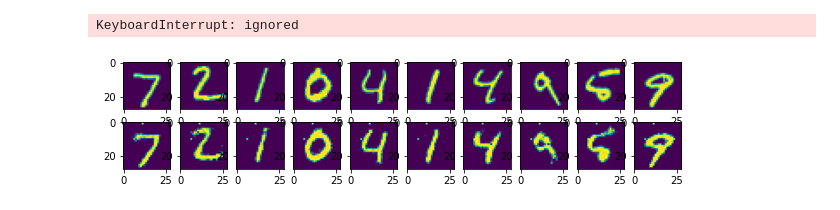
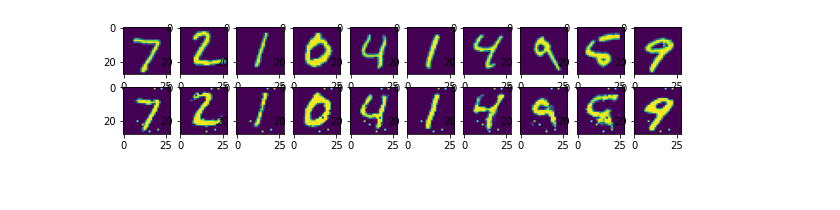
Before and after one commit to kzh3010/inf_car_number, a Jupyter notebook: autoencoder.ipynb, the cells around one changed output. Saved outputs shown, nothing was run; the diff lists cells and outputs as text; code cells hidden in the pictures.

```diff
--- a/autoencoder.ipynb
+++ b/autoencoder.ipynb
@@ -103,5 +103,4 @@ for i in range(examples_to_show):
 f.savefig('reconstructed_mnist_image.png')  # reconstruction 결과를 png로 저장
 f.show()
 plt.draw()
-plt.waitforbuttonpress()
 # %% [output]
@@ -125,2 +124 @@ Downloading data from https://storage.googleapis.com/tensorflow/tf-keras-dataset
-KeyboardInterrupt: ignored
-[figure, old version]
+[figure, new version]
```
Also changed, not shown: parts of 1 cell of this notebook.
